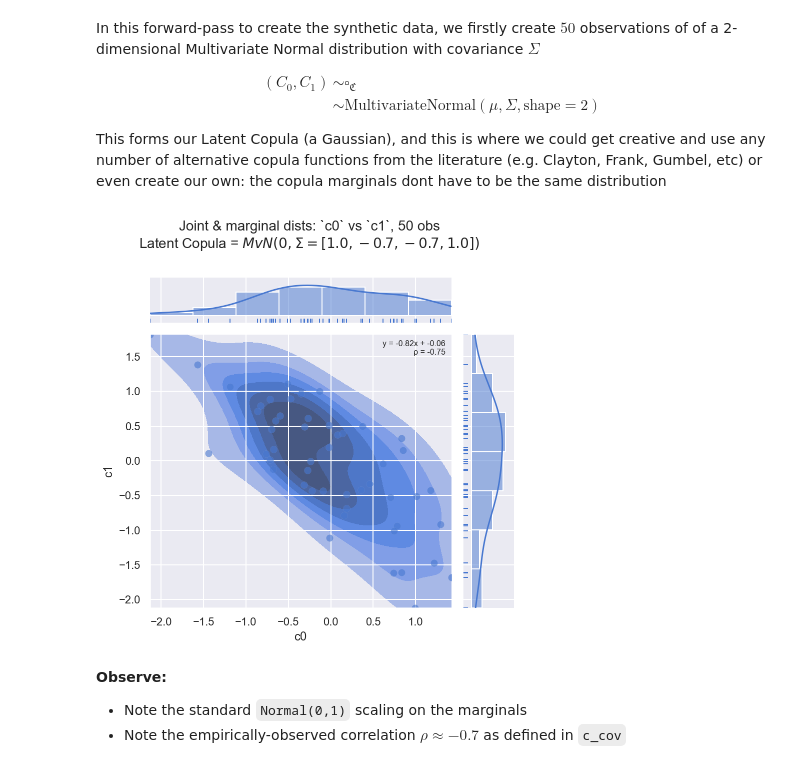
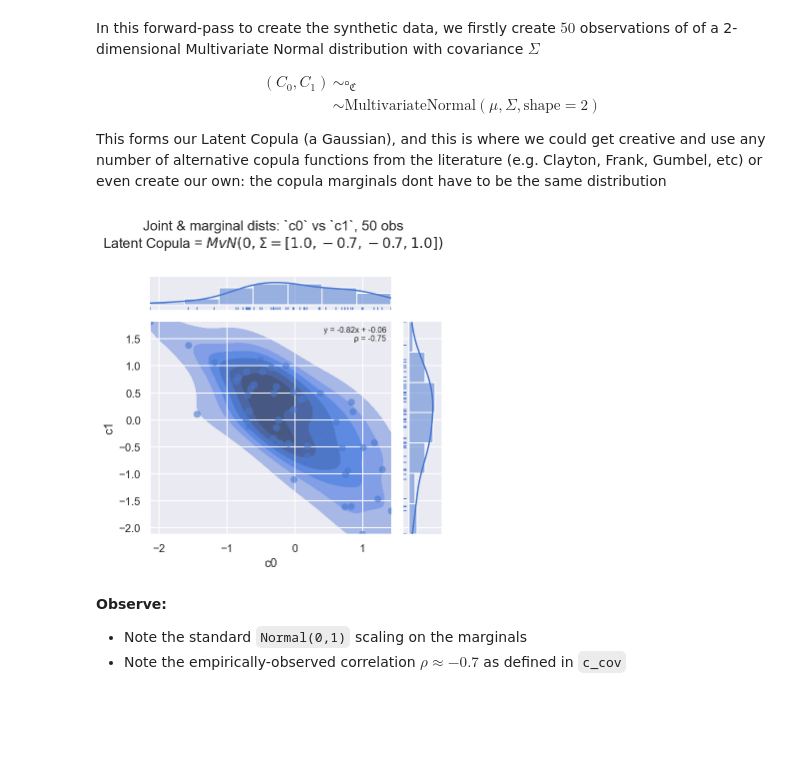
Before and after one commit to oreum-industries/oreum_copula, a Jupyter notebook: notebooks/000_Intro.ipynb, the cells around one changed output. Cells and saved outputs as stored; diff of their text form; code cells hidden in the pictures; blank space fills up the shorter version.

```diff
--- a/notebooks/000_Intro.ipynb
+++ b/notebooks/000_Intro.ipynb
@@ -327,10 +327,10 @@ This forms our Latent Copula (a Gaussian), and this is where we could get creati
 copula functions from the literature (e.g. Clayton, Frank, Gumbel, etc) or even create our own: the copula marginals
 dont have to be the same distribution
 # %%
-f = eda.plot_joint_numeric(data=df_train, ft0='c0', ft1='c1', kind='kde+scatter',
+f = eda.plot_joint_numeric(data=df_train, ft0='c0', ft1='c1', kind='kde+scatter', height=5,
             txtadd=f'Latent Copula = $MvN(0, \\Sigma={cb.ref_vals["c_cov"].flatten().tolist()})$')
 # %% [output]
-[figure, old version]
+[figure, new version]
 # %% [markdown]
 **Observe:**
 
```
Also changed, not shown: parts of 8 cells of this notebook, 6 other files.
